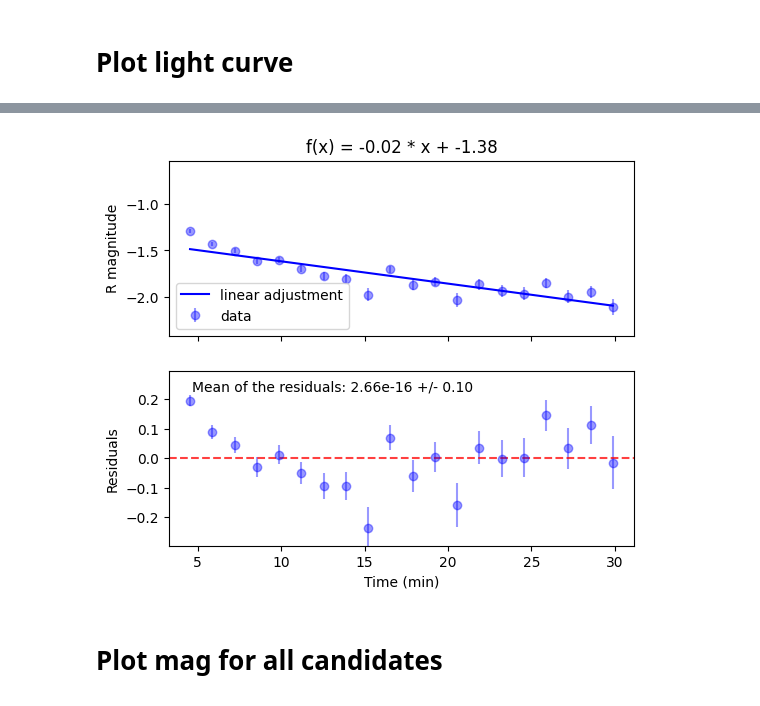
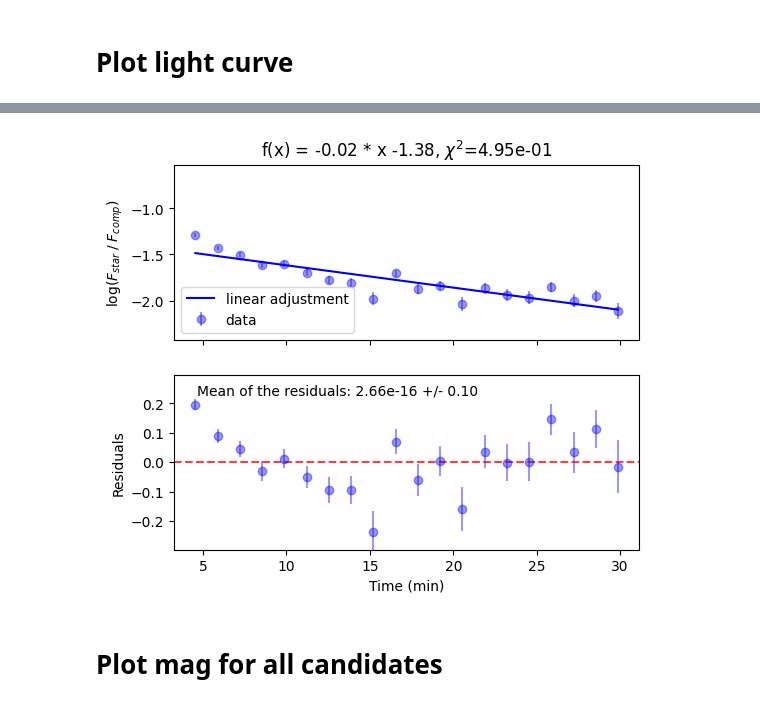
Before and after one commit to DBernardes/Tools-for-the-MOPTOP-pipeline-products, a Jupyter notebook: photometry_extraction.ipynb, the cells around one changed output, grey strips where cells are left out. Saved outputs shown, nothing was run; the diff lists cells and outputs as text; code cells hidden in the pictures.

```diff
--- a/photometry_extraction.ipynb
+++ b/photometry_extraction.ipynb
@@ -309,7 +483,7 @@ def plot_light_curve(ax, mjd, cand, cand_err, adjust, adjus_param, ycoord, n_std
     ax.plot(mjd, adjust, "b-", label="linear adjustment")
     ax.set_ylim(mean - n_std * std, mean + 2 * n_std * std)
     # ax.invert_yaxis()
-    ax.set_ylabel("log(Fstar/Fcomp)")
+    ax.set_ylabel(r"log($F_{star}\;/\;F_{comp}$)")
     ax.annotate(
         rf"f(x) = {a:.2f} * x {b:.2f}, $\chi^2$={chi:.2e}",
         (0.99, ycoord),
@@ -401,7 +575,7 @@ t = Time(time_start, format="isot", scale="utc")
 mjd_start = t.to_value("mjd")
 mjd = (mjd - mjd_start) * 24 * 60
 
-idx = 9
+idx = 10
 norm_star, norm_err = calc_obj_magnitude(star, star_err, comp, comp_err)
 norm_star_interv, norm_err_interv = norm_star[:idx], norm_err[:idx]
 mjd_interv = mjd[:idx]
@@ -409,10 +583,10 @@ mjd_interv = mjd[:idx]
 linear_adjust, *adjust_param = calc_linear_adjust(mjd_interv, norm_star_interv)
 plot_light_curve(
     axs[0],
-    mjd_interv,
-    norm_star_interv,
-    norm_err_interv,
-    linear_adjust,
+    mjd_interv[:-1],
+    norm_star_interv[:-1],
+    norm_err_interv[:-1],
+    linear_adjust[:-1],
     adjust_param,
     0.9,
     5,
@@ -421,7 +595,7 @@ plot_residuals(
     axs[1], mjd_interv, norm_star_interv, norm_err_interv, linear_adjust, 0.9, 3
 )
 
-
+idx -= 2
 norm_star_interv, norm_err_interv = norm_star[idx:], norm_err[idx:]
 mjd_interv = mjd[idx:]
 linear_adjust, *adjust_param = calc_linear_adjust(mjd_interv, norm_star_interv)
@@ -441,5 +615,5 @@ plot_residuals(
 )
 
 
-plt.savefig(os.path.join(src_path, "..", "plots", "light_curve.png"))
+plt.savefig(os.path.join(src_path, "..", "plots", "light_curve splitted.png"))
 plt.show()
@@ -494,11 +666,11 @@ def plot_light_curve(ax, mjd, cand, cand_err, adjust, adjus_param, n_std=1):
     )
 
     ax.plot(mjd, adjust, "b-", label="linear adjustment")
-    ax.set_title(f"f(x) = {a:.2f} * x + {b:.2f}, $\chi^2$={chi:.2e}")
+    ax.set_title(f"f(x) = {a:.2f} * x {b:.2f}, $\chi^2$={chi:.2e}")
     ax.legend(loc="lower left")
     ax.set_ylim(mean - n_std * std, mean + 2 * n_std * std)
     # ax.invert_yaxis()
-    ax.set_ylabel("R magnitude")
+    ax.set_ylabel(r"log($F_{star}\;/\;F_{comp}$)")
 
 
 def plot_residuals(ax, cand, cand_err, adjust, n_std=3):
@@ -577,34 +749,34 @@ def read_star_csv_files(candidate):
     return mjd, cand, cand_err
 
 
 fig, axs = plt.subplots(2, 1, figsize=(6, 5), sharex="col", sharey="row")
 mjd, star, star_err = read_star_csv_files(candidate=1)
 mjd, comp, comp_err = read_comp_csv_files(comparisons_list)
 
 time_start = "2023-08-18T23:27:34"
 t = Time(time_start, format="isot", scale="utc")
 mjd_start = t.to_value("mjd")
 mjd = (mjd - mjd_start) * 24 * 60
 
 # norm_star = star / comp
 # norm_err = np.abs(norm_star) * np.sqrt((star_err / star) ** 2 + (comp_err / comp) ** 2)
 # mean = np.mean(norm_star)
 # norm_star /= mean
 # norm_err /= mean
 norm_star, norm_err = calc_obj_magnitude(star, star_err, comp, comp_err, comp_magR)
 linear_adjust, *adjus_param = calc_linear_adjust(mjd, norm_star)
 # exp_adjust, *adjus_param = calc_exponential_adjust(mjd, norm_star)
 
 
 # plot_circular_data(mjd_start, axs[0])
 plot_light_curve(axs[0], mjd, norm_star, norm_err, linear_adjust, adjus_param, 3)
 plot_residuals(axs[1], norm_star, norm_err, linear_adjust, 3)
 
 
 plt.savefig(os.path.join(src_path, "..", "plots", "light_curve.png"))
 plt.show()
 # %% [output]
-[figure, old version]
+[figure, new version]
 # %% [markdown]
 # Plot mag for all candidates
 # %%
```
Also changed, not shown: parts of 3 cells of this notebook, 3 other files.
